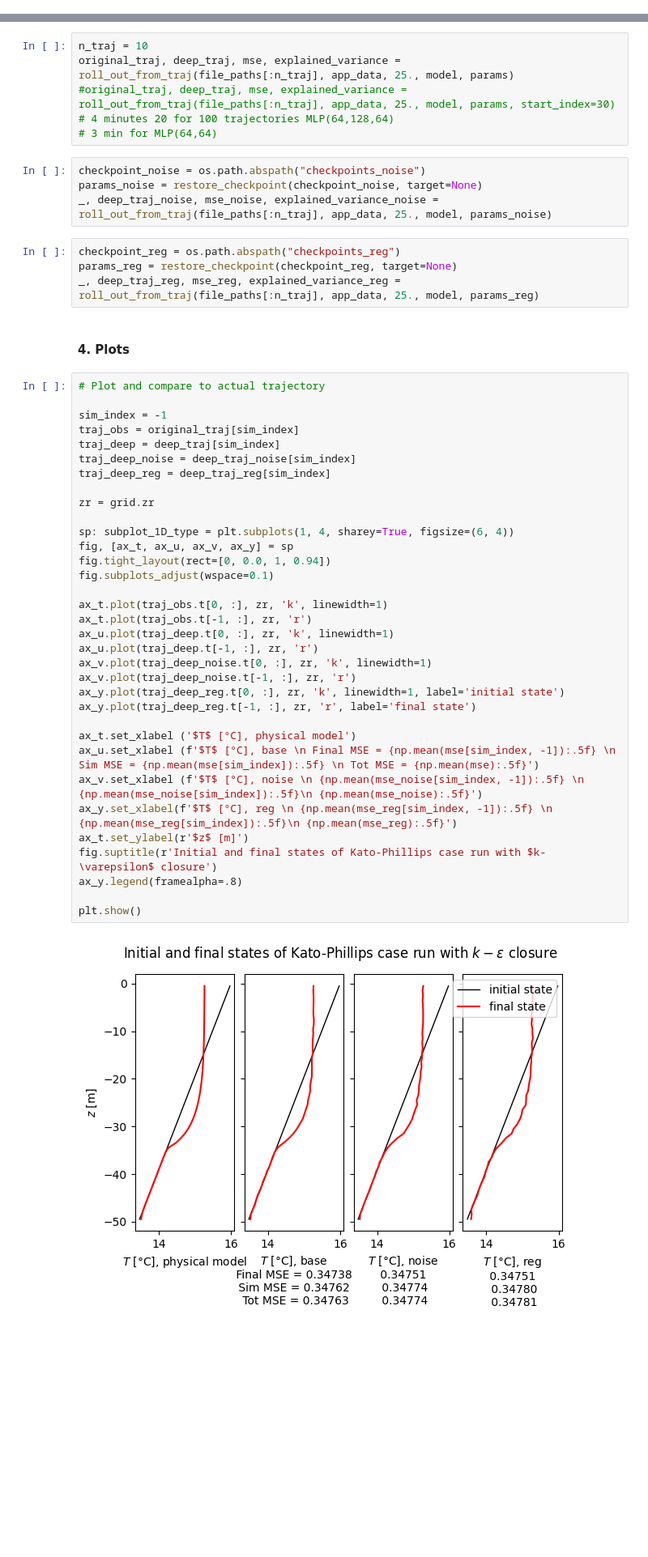
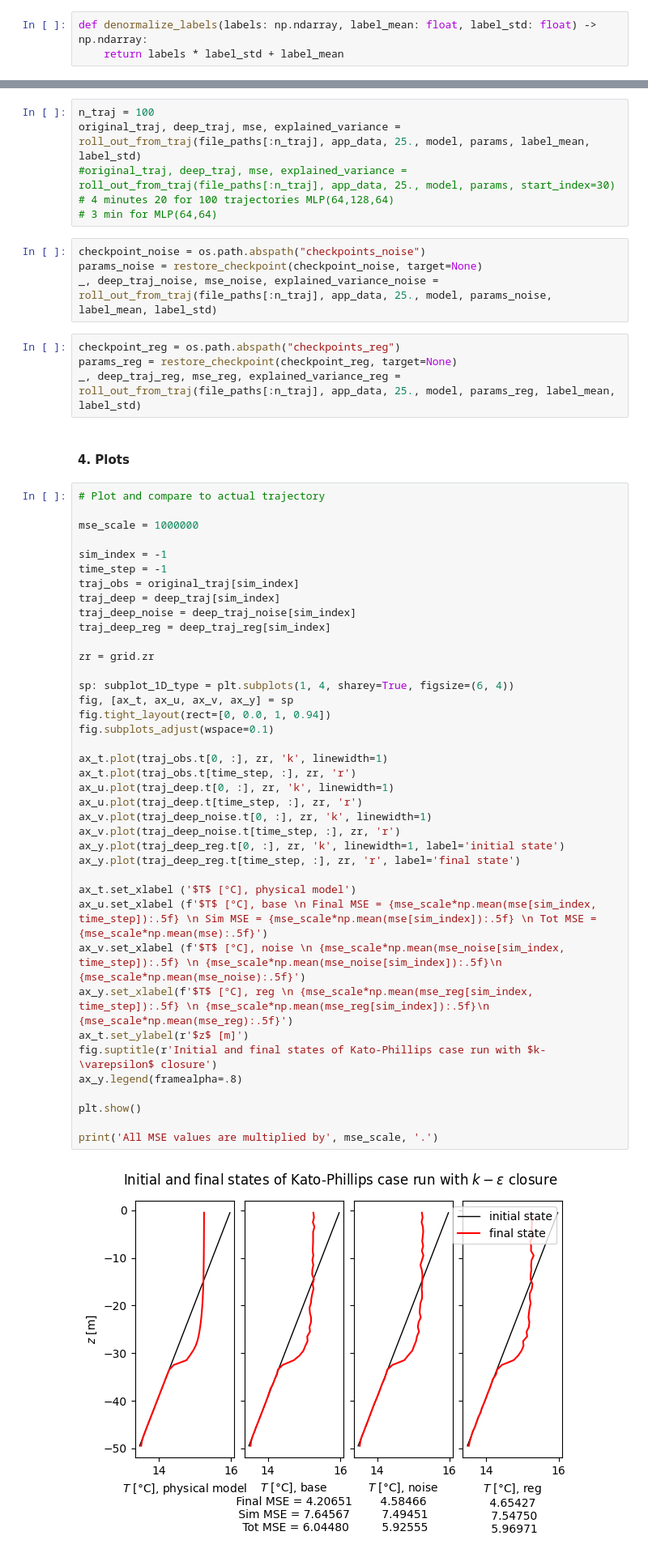
Before and after one commit to anne-df/ige_deep_emulators, a Jupyter notebook: postprocessing.ipynb, the cells around one changed output, grey strips where cells are left out. Shown at 81% size. Saved outputs shown, nothing was run; the diff lists cells and outputs as text; blank space fills up the shorter version.

```diff
--- a/postprocessing.ipynb
+++ b/postprocessing.ipynb
@@ -56,3 +59,6 @@ app_labels = np.load("data/inf_labels.npy")
+# %%
+def denormalize_labels(labels: np.ndarray, label_mean: float, label_std: float) -> np.ndarray:
+    return labels * label_std + label_mean
 # %% [markdown]
 #### 2. Apply Model (One Iteration)
 # %%
@@ -175,54 +178,59 @@ def roll_out_from_traj(file_paths, inf_combined_data, norm_factor, model, params
 
     return original_traj, deep_traj, mse, explained_variance
 # %%
-n_traj = 10
-original_traj, deep_traj, mse, explained_variance = roll_out_from_traj(file_paths[:n_traj], app_data, 25., model, params)
+n_traj = 100
+original_traj, deep_traj, mse, explained_variance = roll_out_from_traj(file_paths[:n_traj], app_data, 25., model, params, label_mean, label_std)
 #original_traj, deep_traj, mse, explained_variance = roll_out_from_traj(file_paths[:n_traj], app_data, 25., model, params, start_index=30)
 # 4 minutes 20 for 100 trajectories MLP(64,128,64)
 # 3 min for MLP(64,64)
 # %%
 checkpoint_noise = os.path.abspath("checkpoints_noise")
 params_noise = restore_checkpoint(checkpoint_noise, target=None)
-_, deep_traj_noise, mse_noise, explained_variance_noise = roll_out_from_traj(file_paths[:n_traj], app_data, 25., model, params_noise)
+_, deep_traj_noise, mse_noise, explained_variance_noise = roll_out_from_traj(file_paths[:n_traj], app_data, 25., model, params_noise, label_mean, label_std)
 # %%
 checkpoint_reg = os.path.abspath("checkpoints_reg")
 params_reg = restore_checkpoint(checkpoint_reg, target=None)
-_, deep_traj_reg, mse_reg, explained_variance_reg = roll_out_from_traj(file_paths[:n_traj], app_data, 25., model, params_reg)
+_, deep_traj_reg, mse_reg, explained_variance_reg = roll_out_from_traj(file_paths[:n_traj], app_data, 25., model, params_reg, label_mean, label_std)
 # %% [markdown]
 #### 4. Plots
 # %%
 # Plot and compare to actual trajectory
 
+mse_scale = 1000000
+
 sim_index = -1
+time_step = -1
 traj_obs = original_traj[sim_index]
 traj_deep = deep_traj[sim_index]
 traj_deep_noise = deep_traj_noise[sim_index]
 traj_deep_reg = deep_traj_reg[sim_index]
 
 zr = grid.zr
 
 sp: subplot_1D_type = plt.subplots(1, 4, sharey=True, figsize=(6, 4))
 fig, [ax_t, ax_u, ax_v, ax_y] = sp
 fig.tight_layout(rect=[0, 0.0, 1, 0.94])
 fig.subplots_adjust(wspace=0.1)
 
 ax_t.plot(traj_obs.t[0, :], zr, 'k', linewidth=1)
-ax_t.plot(traj_obs.t[-1, :], zr, 'r')
+ax_t.plot(traj_obs.t[time_step, :], zr, 'r')
 ax_u.plot(traj_deep.t[0, :], zr, 'k', linewidth=1)
-ax_u.plot(traj_deep.t[-1, :], zr, 'r')
+ax_u.plot(traj_deep.t[time_step, :], zr, 'r')
 ax_v.plot(traj_deep_noise.t[0, :], zr, 'k', linewidth=1)
-ax_v.plot(traj_deep_noise.t[-1, :], zr, 'r')
+ax_v.plot(traj_deep_noise.t[time_step, :], zr, 'r')
 ax_y.plot(traj_deep_reg.t[0, :], zr, 'k', linewidth=1, label='initial state')
-ax_y.plot(traj_deep_reg.t[-1, :], zr, 'r', label='final state')
+ax_y.plot(traj_deep_reg.t[time_step, :], zr, 'r', label='final state')
 
 ax_t.set_xlabel ('$T$ [°C], physical model')
-ax_u.set_xlabel (f'$T$ [°C], base \n Final MSE = {np.mean(mse[sim_index, -1]):.5f} \n Sim MSE = {np.mean(mse[sim_index]):.5f} \n Tot MSE = {np.mean(mse):.5f}')
-ax_v.set_xlabel (f'$T$ [°C], noise \n {np.mean(mse_noise[sim_index, -1]):.5f} \n {np.mean(mse_noise[sim_index]):.5f}\n {np.mean(mse_noise):.5f}')
-ax_y.set_xlabel(f'$T$ [°C], reg \n {np.mean(mse_reg[sim_index, -1]):.5f} \n {np.mean(mse_reg[sim_index]):.5f}\n {np.mean(mse_reg):.5f}')
+ax_u.set_xlabel (f'$T$ [°C], base \n Final MSE = {mse_scale*np.mean(mse[sim_index, time_step]):.5f} \n Sim MSE = {mse_scale*np.mean(mse[sim_index]):.5f} \n Tot MSE = {mse_scale*np.mean(mse):.5f}')
+ax_v.set_xlabel (f'$T$ [°C], noise \n {mse_scale*np.mean(mse_noise[sim_index, time_step]):.5f} \n {mse_scale*np.mean(mse_noise[sim_index]):.5f}\n {mse_scale*np.mean(mse_noise):.5f}')
+ax_y.set_xlabel(f'$T$ [°C], reg \n {mse_scale*np.mean(mse_reg[sim_index, time_step]):.5f} \n {mse_scale*np.mean(mse_reg[sim_index]):.5f}\n {mse_scale*np.mean(mse_reg):.5f}')
 ax_t.set_ylabel(r'$z$ [m]')
 fig.suptitle(r'Initial and final states of Kato-Phillips case run with $k-\varepsilon$ closure')
 ax_y.legend(framealpha=.8)
 
 plt.show()
+
+print('All MSE values are multiplied by', mse_scale, '.')
 # %% [output]
-[figure, old version]
+[figure, new version]
```
Also changed, not shown: parts of 10 cells of this notebook, 17 other files.
